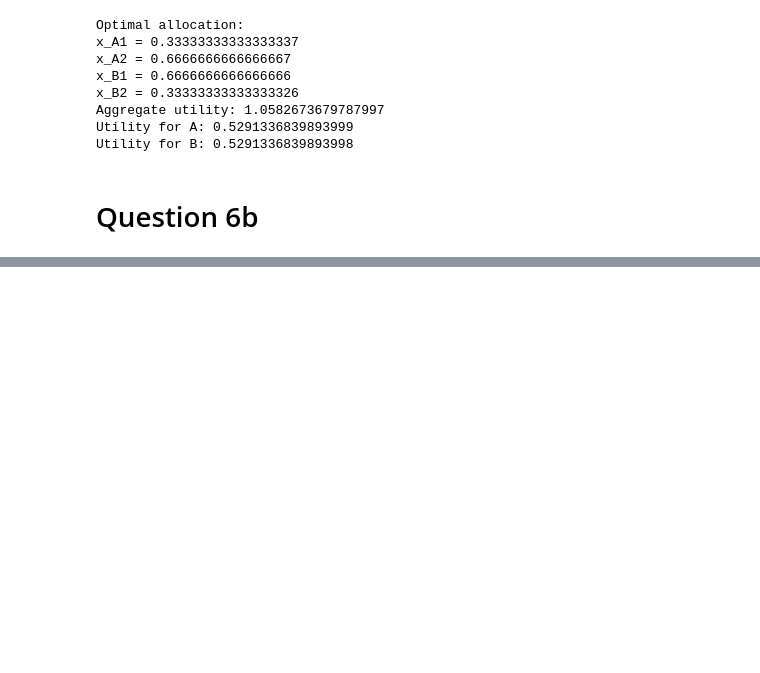
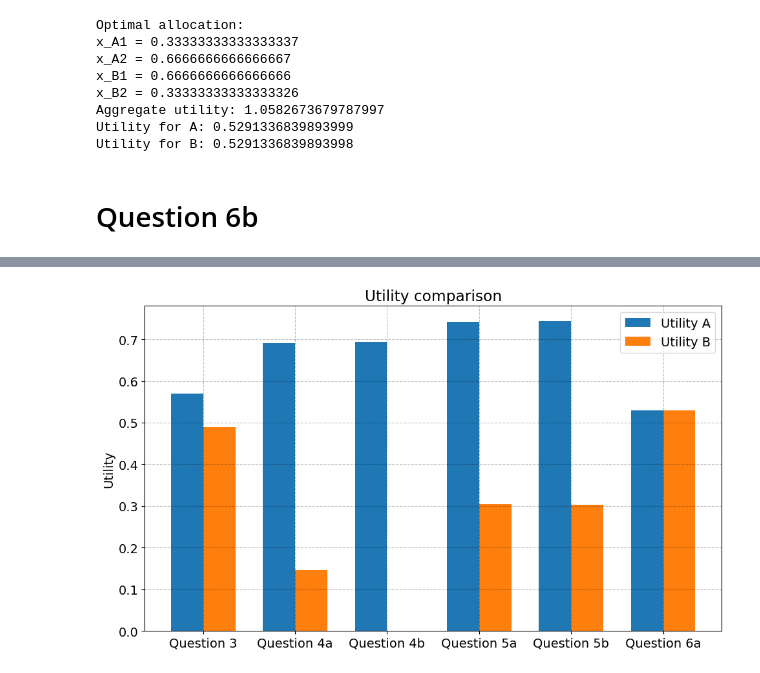
Before and after one commit to NumEconCopenhagen/projects-2024-anton-og-phillip, a Jupyter notebook: inauguralproject/inauguralproject.ipynb, the cells around one changed output, grey strips where cells are left out. Drawn from its saved outputs; the diff is of its cells as text; code cells hidden in the pictures; blank space fills up the shorter version.

```diff
--- a/inauguralproject/inauguralproject.ipynb
+++ b/inauguralproject/inauguralproject.ipynb
@@ -586,0 +533,44 @@ ax_A.legend(frameon=True,loc='upper right',bbox_to_anchor=(1.6,1.0));
+# %%
+import matplotlib.pyplot as plt
+import numpy as np
+
+# Define the allocation results from questions 3)-6)
+allocations = {
+    'Question 3': {'x_A1': 0.37254902, 'x_A2': 0.703703704, 'x_B1': 0.62745098, 'x_B2': 0.296296296},
+    'Question 4a': {'x_A1': 0.333931241, 'x_A2': 0.992888889, 'x_B1': 0.666068759, 'x_B2': 0.007111111},
+    'Question 4b': {'x_A1': 0.333333333, 'x_A2': 1, 'x_B1': 0.6666666667, 'x_B2': 0},
+    'Question 5a': {'x_A1': 0.56, 'x_A2': 0.8533333, 'x_B1': 0.44, 'x_B2': 0.14666667},
+    'Question 5b': {'x_A1': 0.56956957, 'x_A2': 0.848848849, 'x_B1': 0.43043043, 'x_B2': 0.151151151},
+    'Question 6a': {'x_A1': 0.333333333, 'x_A2': 0.6666666667, 'x_B1': 0.6666666667, 'x_B2': 0.333333333}
+}
+
+# Plot utility values
+utility_A = []
+utility_B = []
+labels = []
+
+for label, allocation in allocations.items():
+    x_A1, x_A2, x_B1, x_B2 = allocation.values()
+    utility_A.append(x_A1 ** (1/3) * x_A2 ** (2/3))
+    utility_B.append(x_B1 ** (2/3) * x_B2 ** (1/3))
+    labels.append(label)
+
+fig, ax = plt.subplots(figsize=(10, 6))
+
+x = np.arange(len(labels))  # the label locations
+width = 0.35  # the width of the bars
+
+rects1 = ax.bar(x - width/2, utility_A, width, label='Utility A')
+rects2 = ax.bar(x + width/2, utility_B, width, label='Utility B')
+
+ax.set_ylabel('Utility')
+ax.set_title('Utility comparison')
+ax.set_xticks(x)
+ax.set_xticklabels(labels)
+ax.legend()
+
+plt.tight_layout()
+
+plt.show()
+# %% [output]
+[figure, added]
```
Also changed, not shown: parts of 3 cells of this notebook.
